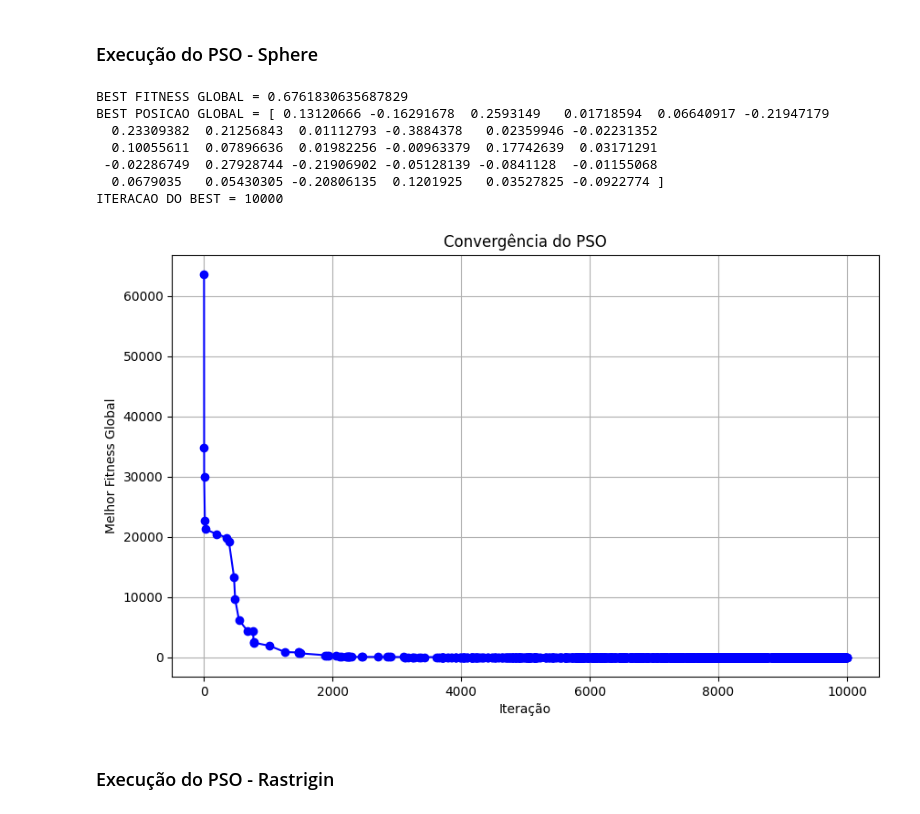
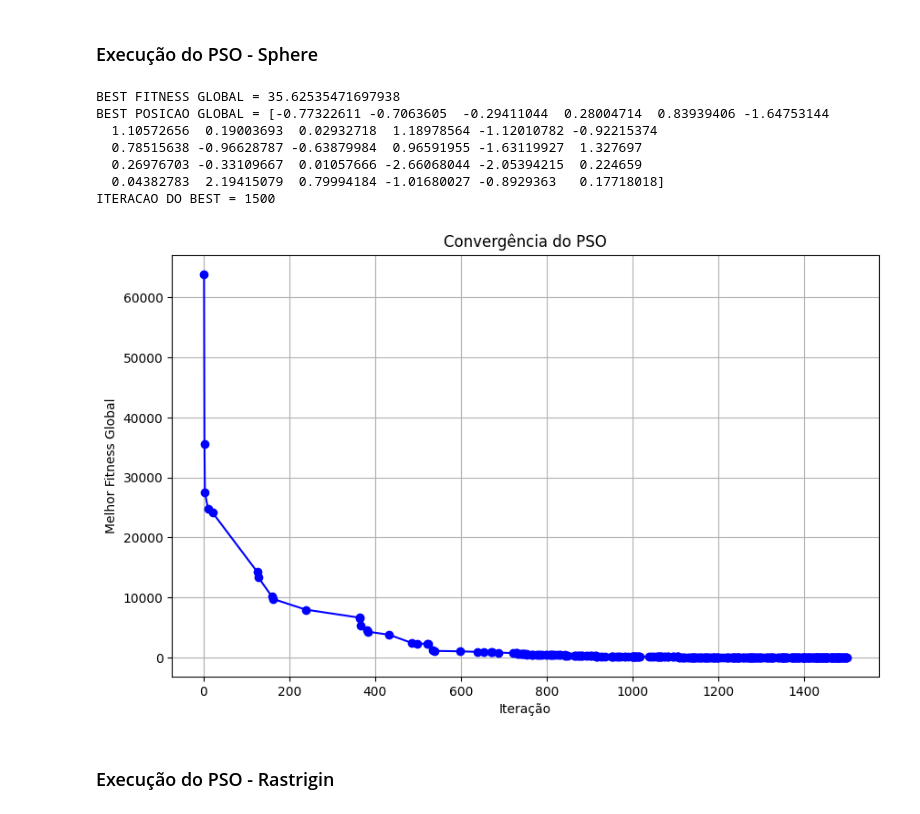
Before and after one commit to Guiioff/Algoritmos-Otimizacao, a Jupyter notebook: alg_pso.ipynb, the cells around one changed output. Cells and saved outputs as stored; diff of their text form; code cells hidden in the pictures.

```diff
--- a/alg_pso.ipynb
+++ b/alg_pso.ipynb
@@ -166,36 +166,36 @@ class PSO:
 # %%
 # Caso queira a execução com o Fator de Inércia constante coloque 'None' nos parâmetros wMax e wMin
 # Caso queira a execução com o Fator de Inércia com decaimento linear coloque 'None' no parâmetro w
 
 pso = PSO(dimensoes= 30,
           limite_min= -100.0,
           limite_max= 100.0,
           quant_particulas= 50,
-          quant_iteracoes= 10000,
+          quant_iteracoes= 1500,
           funcao_fitness = PSO.sphere,
           w= None,
           wMax= 1,
           wMin= 0.5,
           c1=2.05,
           c2=2.05,
           tipo_cooperacao='GLOBAL')
 
 pso.executar()
 
 print(f'BEST FITNESS GLOBAL = {pso.best_fitness_global}')
 print(f'BEST POSICAO GLOBAL = {pso.best_posicao_global}')
 print(f'ITERACAO DO BEST = {pso.iteracao_best}')
 
 pso.plotar_convergencia()
 # %% [output]
-BEST FITNESS GLOBAL = 0.6761830635687829
-BEST POSICAO GLOBAL = [ 0.13120666 -0.16291678  0.2593149   0.01718594  0.06640917 -0.21947179
-  0.23309382  0.21256843  0.01112793 -0.3884378   0.02359946 -0.02231352
-  0.10055611  0.07896636  0.01982256 -0.00963379  0.17742639  0.03171291
- -0.02286749  0.27928744 -0.21906902 -0.05128139 -0.0841128  -0.01155068
-  0.0679035   0.05430305 -0.20806135  0.1201925   0.03527825 -0.0922774 ]
-ITERACAO DO BEST = 10000
+BEST FITNESS GLOBAL = 35.62535471697938
+BEST POSICAO GLOBAL = [-0.77322611 -0.7063605  -0.29411044  0.28004714  0.83939406 -1.64753144
+  1.10572656  0.19003693  0.02932718  1.18978564 -1.12010782 -0.92215374
+  0.78515638 -0.96628787 -0.63879984  0.96591955 -1.63119927  1.327697
+  0.26976703 -0.33109667  0.01057666 -2.66068044 -2.05394215  0.224659
+  0.04382783  2.19415079  0.79994184 -1.01680027 -0.8929363   0.17718018]
+ITERACAO DO BEST = 1500
-[figure, old version]
+[figure, new version]
 # %% [markdown]
 ### Execução do PSO - Rastrigin
 # %%
```
Also changed, not shown: parts of 6 cells of this notebook.
